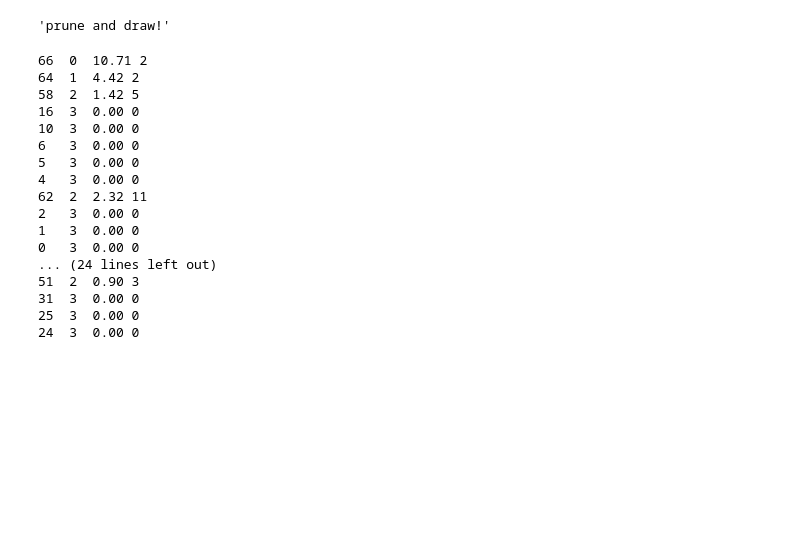
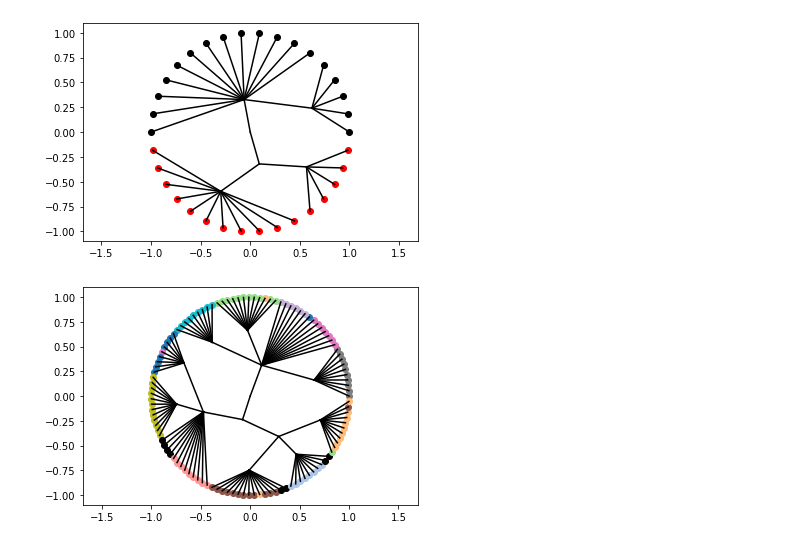
Before and after one commit to jxz12/MyFirstThesis, a Jupyter notebook: code/prune.ipynb, the cells around one changed output. Drawn from its saved outputs; the diff is of its cells as text; code cells hidden in the pictures; blank space fills up the shorter version.

```diff
--- a/code/prune.ipynb
+++ b/code/prune.ipynb
@@ -1,7 +1,5 @@
 # %%
-"""prune and draw!"""
+"""prune dendograms and draw hierarchical edge bundles"""
-# %% [output]
-'prune and draw!'
 # %%
 from pickle import load
 from scipy.cluster.hierarchy import ClusterNode
@@ -46,30 +150,0 @@ def prune_clusters(root: ClusterNode, mingap) -> TreeNode:
-# %%
-with open(f'dendrogram_karate.pkl', 'rb') as f:
-    clustroot = load(f)
-
-root = prune_clusters(clustroot, 2)
-def printree(node, depth):
-    if node is None:
-        return
-    print(f'{node.idx:<3} {depth:<2} {node.height:.2f} {len(node.children)}')
-    for child in node.children:
-        printree(child, depth+1)
-printree(root, 0)
-# %% [output]
-66  0  10.71 2
-64  1  4.42 2
-58  2  1.42 5
-16  3  0.00 0
-10  3  0.00 0
-6   3  0.00 0
-5   3  0.00 0
-4   3  0.00 0
-62  2  2.32 11
-2   3  0.00 0
-1   3  0.00 0
-0   3  0.00 0
-... (24 lines left out)
-51  2  0.90 3
-31  3  0.00 0
-25  3  0.00 0
-24  3  0.00 0
@@ -75,0 +218,18 @@ printree(root, 0)
+# %%
+with open(f'dendrogram_karate.pkl', 'rb') as f:
+    G,clustroot = load(f)
+root = prune(clustroot, .1)
+route(root, G, True)
+with open('heb.svg', 'w') as f:
+    print(draw_svg(G, beta=.75, linkwidth=.005, linkopacity=.25, noderadius=.012), file=f)
+# %% [output]
+[figure, added]
+# %%
+with open(f'dendrogram_football.pkl', 'rb') as f:
+    G,clustroot = load(f)
+root = prune(clustroot, .015)
+route(root, G, True, True)
+with open('heb.svg', 'w') as f:
+    print(draw_svg(G, beta=.95, linkwidth=.003, linkopacity=.1, noderadius=.01), file=f)
+# %% [output]
+[figure, added]
```
Also changed, not shown: parts of 3 cells of this notebook, 1 other file.
